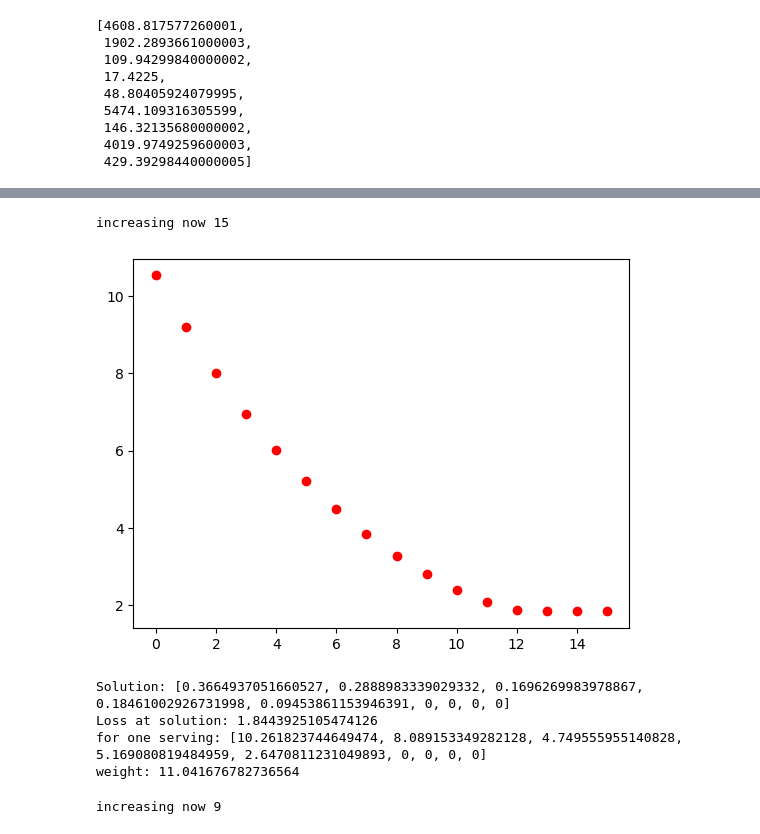
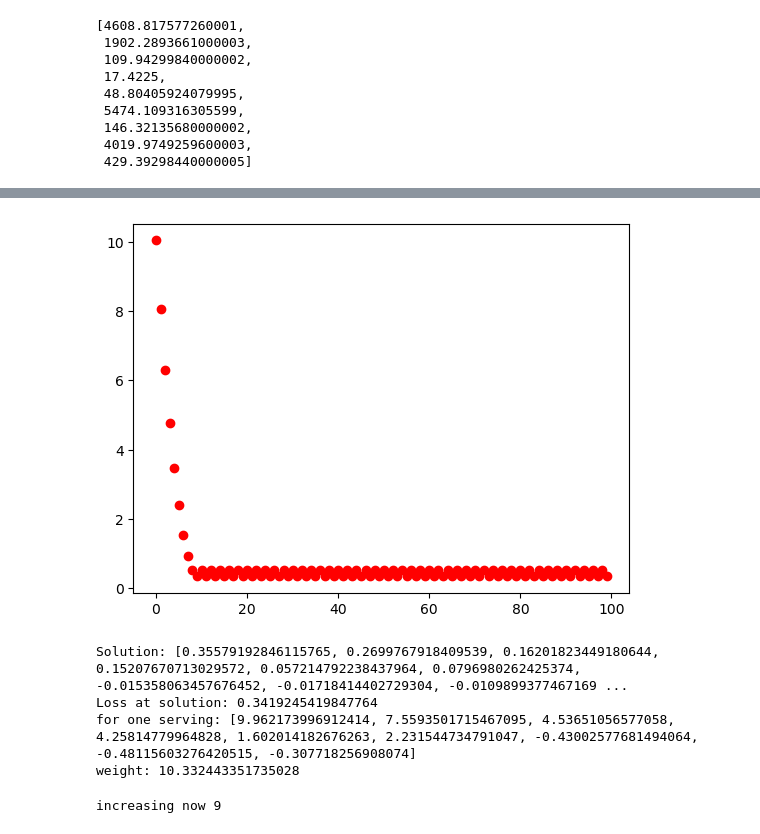
Before and after one commit to shivanishah1/finalproject1, a Jupyter notebook: final_project/reverseengineeringfood.ipynb, the cells around one changed output, grey strips where cells are left out. Drawn from its saved outputs; the diff is of its cells as text; code cells hidden in the pictures.

```diff
--- a/final_project/reverseengineeringfood.ipynb
+++ b/final_project/reverseengineeringfood.ipynb
@@ -167,7 +167,7 @@ def building_x_list(number):
         x_list.append(number)
     return x_list
 
-x_list = building_x_list(.8)
+x_list = building_x_list(1)
 
 #getting the equations. and the gradients. because each variable has a degree of one, the gradients with respect to
 #each variable is just the constant before that variable
@@ -196,14 +196,8 @@ def gradients(dictionary_list,x_list):
         for dictionary in dictionary_list:
             gradient.append(dictionary[key])
         list_of_gradients_of_equations.append(gradient)
-    #max_equation = max(abs(eq) for eq in list_of_equations)
-    #list_of_equations = [eq / max_equation for eq in list_of_equations]
     return list_of_gradients_of_equations
 # %%
-#can't just have that the values are descending because the serving sizes are different! should we do equal serving sizes?
-
-penalty_constant = 1
-
 def parameters(x_list,penalty_constant):
     list_of_parameters = []
     list_of_parameters_over_0 = []
@@ -211,10 +205,14 @@ def parameters(x_list,penalty_constant):
         parameter_for_over_0 = penalty_constant * ((max(0,(-1 * x_list[i]))) ** 2)
         list_of_parameters_over_0.append(parameter_for_over_0)
         parameter_for_inequality_individual_variable_list = building_x_list(0)
-        for j in range(i+1,len(x_list)):
-            parameter_for_inequalities = penalty_constant * ((max(0, x_list[j] - x_list[i])) ** 2)
-            parameter_for_inequality_individual_variable_list[j-1] = parameter_for_inequalities
+        parameter_for_inequalities = penalty_constant * ((max(0, x_list[i+1] - x_list[i])) ** 2)
+        parameter_for_inequality_individual_variable_list[i] = parameter_for_inequality_individual_variable_list[i] + (parameter_for_inequalities / 2)
+        parameter_for_inequality_individual_variable_list[i+1] = parameter_for_inequality_individual_variable_list[i+1]+ (parameter_for_inequalities / 2)
         list_of_parameters.append(parameter_for_inequality_individual_variable_list)
+    ###for j in range(i+1,len(x_list)):
+            ###parameter_for_inequalities = penalty_constant * ((max(0, x_list[j] - x_list[i])) ** 2)
+            ###parameter_for_inequality_individual_variable_list[j-1] = parameter_for_inequalities
+        ###list_of_parameters.append(parameter_for_inequality_individual_variable_list)
 
     #the last variable. because my above loop goes from 0 to the n-1 variable.
     list_of_parameters_over_0.append(10 * (max(0,-x_list[-1]) ** 2))
@@ -370,13 +353,13 @@ gradient_loss_function_for_all_parameters(dictionary_list,[9,8,7,6,5,4,3,-2,1],1
 x = [.3,.2,.2,.1,.1,.005,.005,.005]
 learning_rate = 0.01
 tolerance = 1e-6
-max_iters = 1000
+max_iters = 100
 
 
 def updating_x_values(dictionary_list,x_listy,penalty_constant,clipping):
     fig, ax = plt.subplots()
     for i in range(0,max_iters):
-        gradient_loss_list = gradient_loss_function_for_all_parameters(dictionary_list,x_listy,penalty_constant)
+        gradient_loss_list = gradient_loss_function(dictionary_list,x_listy)
         loss_before = loss_function(dictionary_list,x_listy,penalty_constant)
         for j in range(0,len(x_listy)):
             x_listy[j] = x_listy[j] - (learning_rate * gradient_loss_list[j])
@@ -385,9 +368,9 @@ def updating_x_values(dictionary_list,x_listy,penalty_constant,clipping):
         loss_after = loss_function(dictionary_list,x_listy,penalty_constant)
         plt.plot(i,loss_after,"or")
 
-        if i > 1 and loss_before < loss_after:
-            print("increasing now",i)
-            break
+        ###if i > 1 and loss_before < loss_after:
+           ### print("increasing now",i)
+           ### break
     plt.show()
     print("Solution:", x_listy)
     print("Loss at solution:", loss_after)
@@ -397,12 +380,11 @@ def updating_x_values(dictionary_list,x_listy,penalty_constant,clipping):
     print("for one serving:", x_for_one_serving_of_tates)
     print("weight:", np.sum(x_listy) * 10)
 # %%
-updating_x_values(dictionary_list,[.4,.3,.2,.2,.1,.1,.005,.005,.005],.2,True)
+updating_x_values(dictionary_list,[.4,.3,.2,.2,.1,.1,.005,.005,.005],2,False)
 # %% [output]
+[figure, new version]
-increasing now 15
+Solution: [0.35579192846115765, 0.2699767918409539, 0.16201823449180644, 0.15207670713029572, 0.057214792238437964, 0.0796980262425374, -0.015358063457676452, -0.01718414402729304, -0.0109899377467169 ...
+Loss at solution: 0.3419245419847764
+for one serving: [9.962173996912414, 7.5593501715467095, 4.53651056577058, 4.25814779964828, 1.602014182676263, 2.231544734791047, -0.43002577681494064, -0.48115603276420515, -0.307718256908074]
+weight: 10.332443351735028
-[figure, old version]
-Solution: [0.3664937051660527, 0.2888983339029332, 0.1696269983978867, 0.18461002926731998, 0.09453861153946391, 0, 0, 0, 0]
-Loss at solution: 1.8443925105474126
-for one serving: [10.261823744649474, 8.089153349282128, 4.749555955140828, 5.169080819484959, 2.6470811231049893, 0, 0, 0, 0]
-weight: 11.041676782736564
 # %%
```
Also changed, not shown: parts of 9 cells of this notebook.
